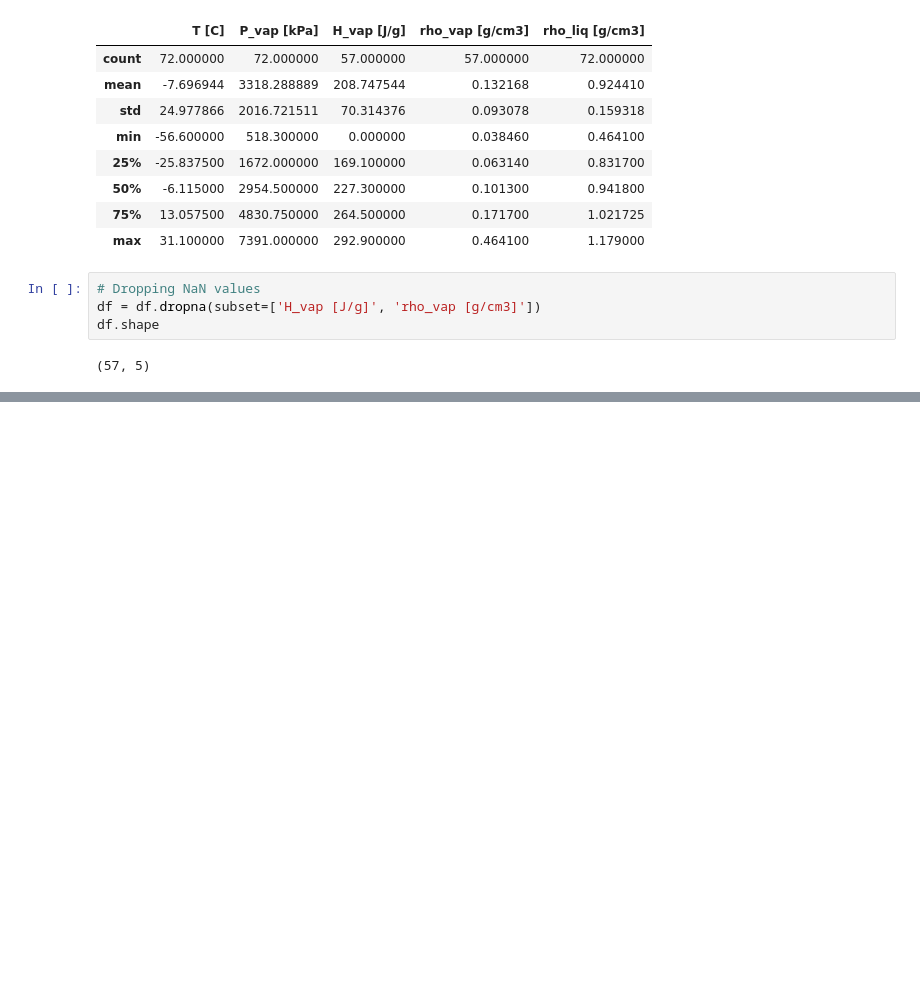
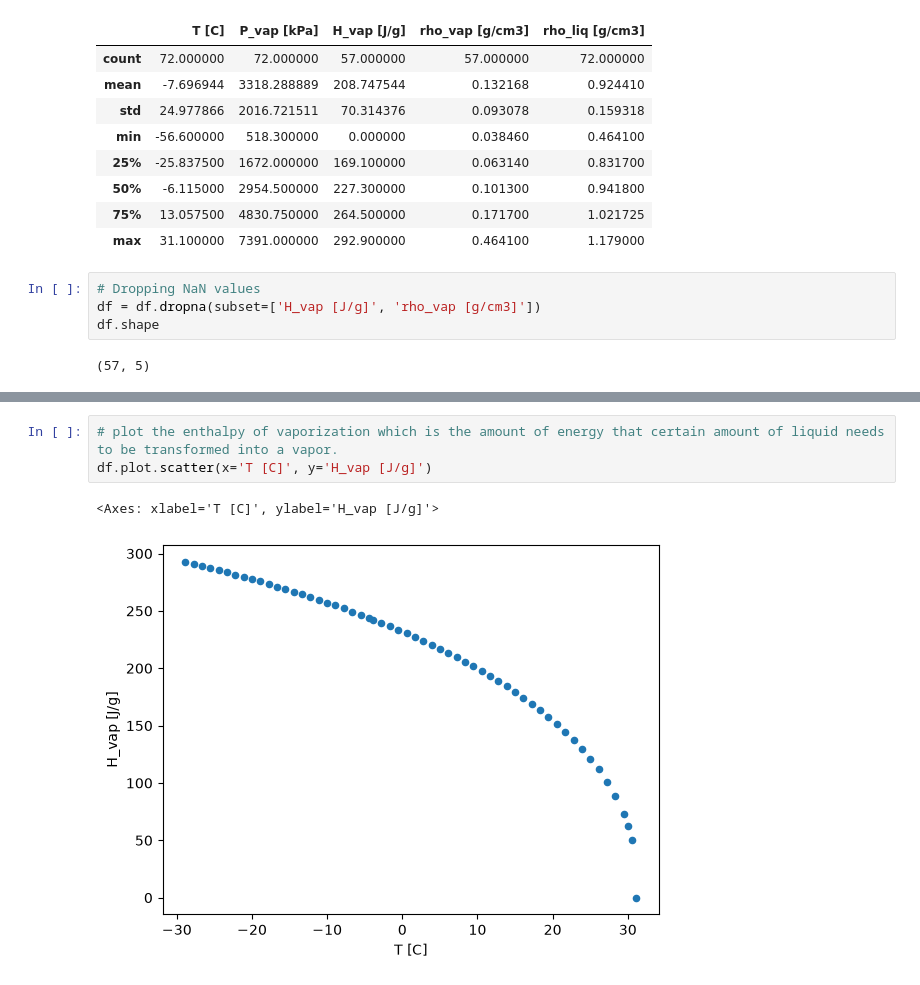
Before and after one commit to BoniYu/Deep-Neural-Network-for-VLE, a Jupyter notebook: notebook/eda.ipynb, the cells around one changed output, grey strips where cells are left out. Saved outputs shown, nothing was run; the diff lists cells and outputs as text; blank space fills up the shorter version.

```diff
--- a/notebook/eda.ipynb
+++ b/notebook/eda.ipynb
@@ -52,0 +65,6 @@ df.shape
+# %%
+# plot the enthalpy of vaporization which is the amount of energy that certain amount of liquid needs to be transformed into a vapor.
+df.plot.scatter(x='T [C]', y='H_vap [J/g]')
+# %% [output]
+<Axes: xlabel='T [C]', ylabel='H_vap [J/g]'>
+[figure, added]
```
Also changed, not shown: parts of 4 cells of this notebook, 1 other file.
